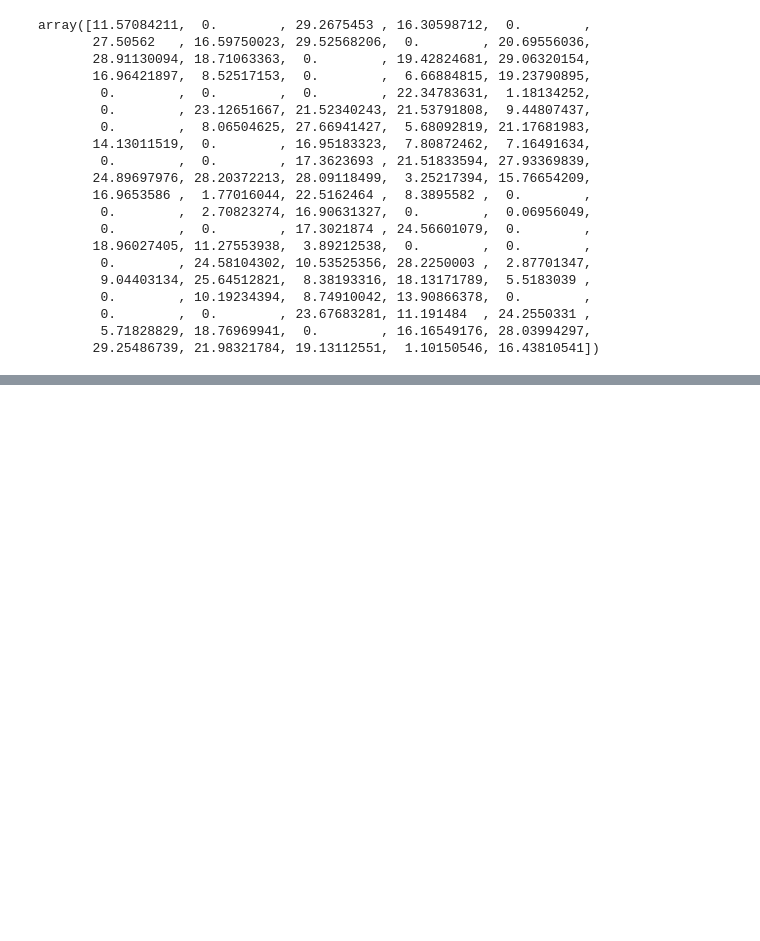
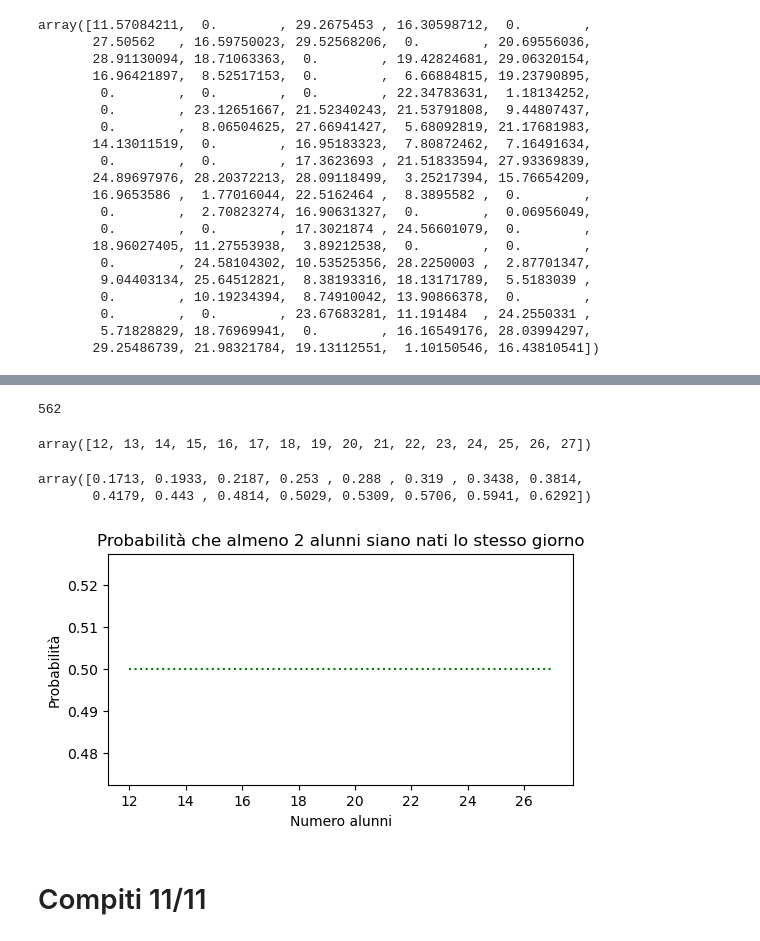
Before and after one commit to LiberateLaPianuraPadanaDagliUnni/MICROROBOTICA, a Jupyter notebook: Compiti.ipynb, the cells around one changed output, grey strips where cells are left out. Saved outputs shown, nothing was run; the diff lists cells and outputs as text; code cells hidden in the pictures; blank space fills up the shorter version.

```diff
--- a/Compiti.ipynb
+++ b/Compiti.ipynb
@@ -190,0 +197,46 @@ array([11.57084211,  0.        , 29.2675453 , 16.30598712,  0.        ,
+# %%
+nClassi=1000
+studentiClasse=25
+classiComplUguali=0
+
+classi=np.random.randint(1, 366, (nClassi,studentiClasse))
+
+for i in range(nClassi):
+    if len(classi[i])!=len(np.unique(classi[i])):
+        classiComplUguali=classiComplUguali+1
+
+classiComplUguali
+# %% [output]
+562
+# %%
+def prob_duplicate(studentiClasse,nClassi=1000):
+    classiComplUguali=0
+    classi=np.random.randint(1, 366, (nClassi,studentiClasse))
+
+    for i in range(nClassi):
+        if len(classi[i])!=len(np.unique(classi[i])):
+            classiComplUguali=classiComplUguali+1
+    return classiComplUguali/nClassi
+# %%
+array_n_alunni=np.arange(12,28)
+array_n_alunni
+# %% [output]
+array([12, 13, 14, 15, 16, 17, 18, 19, 20, 21, 22, 23, 24, 25, 26, 27])
+# %%
+prob=np.array([prob_duplicate(i,10000) for i in array_n_alunni])
+prob
+# %% [output]
+array([0.1713, 0.1933, 0.2187, 0.253 , 0.288 , 0.319 , 0.3438, 0.3814,
+       0.4179, 0.443 , 0.4814, 0.5029, 0.5309, 0.5706, 0.5941, 0.6292])
+# %%
+fig, ax=plt.subplots(figsize=(6,3))
+ax.plot=(array_n_alunni,prob)
+ax.set_xlabel("Numero alunni")
+ax.set_ylabel("Probabilità")
+ax.set_title("Probabilità che almeno 2 alunni siano nati lo stesso giorno")
+ax.hlines(0.5,12,27,colors="green", linestyle="dotted")
+plt.show()
+# %% [output]
+[figure, added]
+# %% [markdown]
+# Compiti 11/11
```
Also changed, not shown: parts of 6 cells of this notebook.
